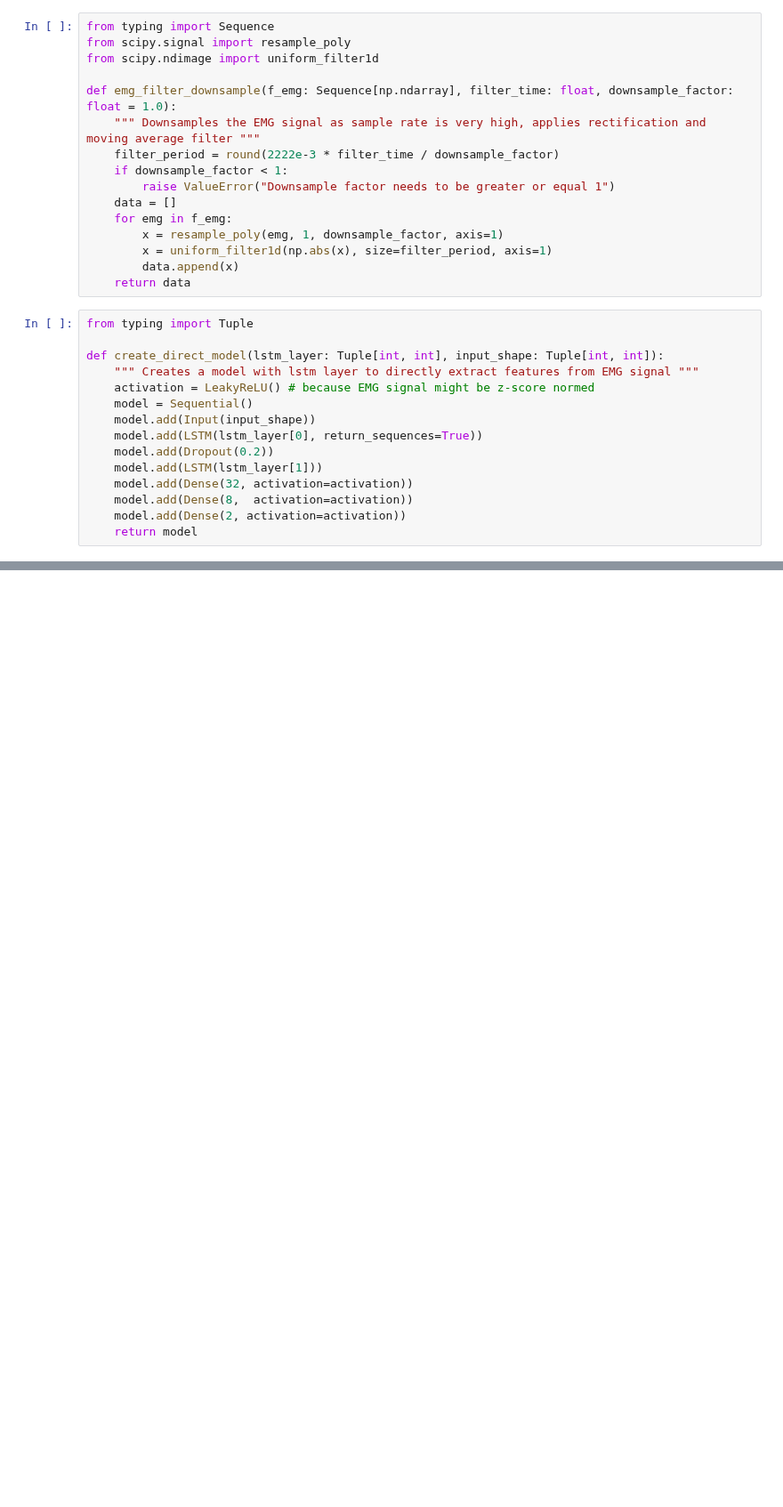
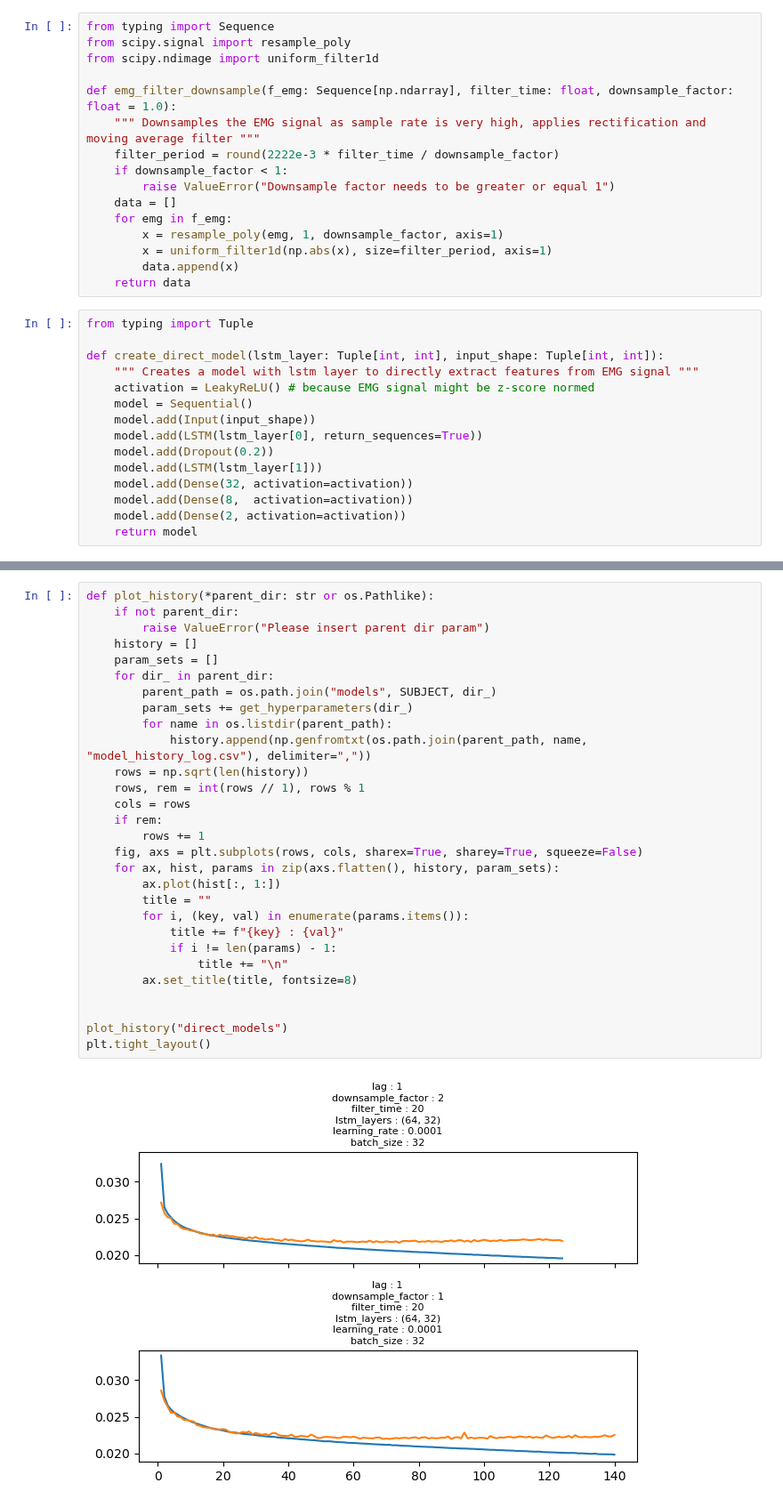
Before and after one commit to gjmm07/Masterthesis, a Jupyter notebook: feat_extra_model.ipynb, the cells around one changed output, grey strips where cells are left out. Shown at 89% size. Drawn from its saved outputs; the diff is of its cells as text; blank space fills up the shorter version.

Commit message:
testing model prediction

```diff
--- a/feat_extra_model.ipynb
+++ b/feat_extra_model.ipynb
@@ -395,0 +369,31 @@ Epoch 124/1000
+# %%
+def plot_history(*parent_dir: str or os.Pathlike):
+    if not parent_dir:
+        raise ValueError("Please insert parent dir param")
+    history = []
+    param_sets = []
+    for dir_ in parent_dir:
+        parent_path = os.path.join("models", SUBJECT, dir_)
+        param_sets += get_hyperparameters(dir_)
+        for name in os.listdir(parent_path):
+            history.append(np.genfromtxt(os.path.join(parent_path, name, "model_history_log.csv"), delimiter=","))
+    rows = np.sqrt(len(history))
+    rows, rem = int(rows // 1), rows % 1
+    cols = rows
+    if rem:
+        rows += 1
+    fig, axs = plt.subplots(rows, cols, sharex=True, sharey=True, squeeze=False)
+    for ax, hist, params in zip(axs.flatten(), history, param_sets):
+        ax.plot(hist[:, 1:])
+        title = ""
+        for i, (key, val) in enumerate(params.items()):
+            title += f"{key} : {val}"
+            if i != len(params) - 1:
+                title += "\n"
+        ax.set_title(title, fontsize=8)
+
+
+plot_history("direct_models")
+plt.tight_layout()
+# %% [output]
+[figure, added]
```
Also changed, not shown: parts of 14 cells of this notebook, 2 other files.
